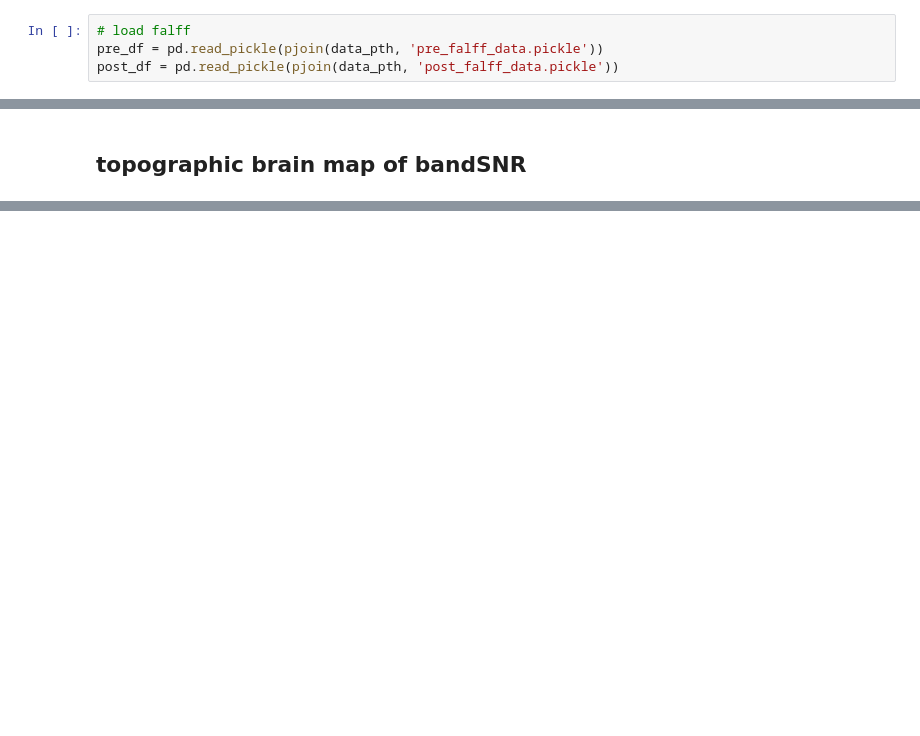
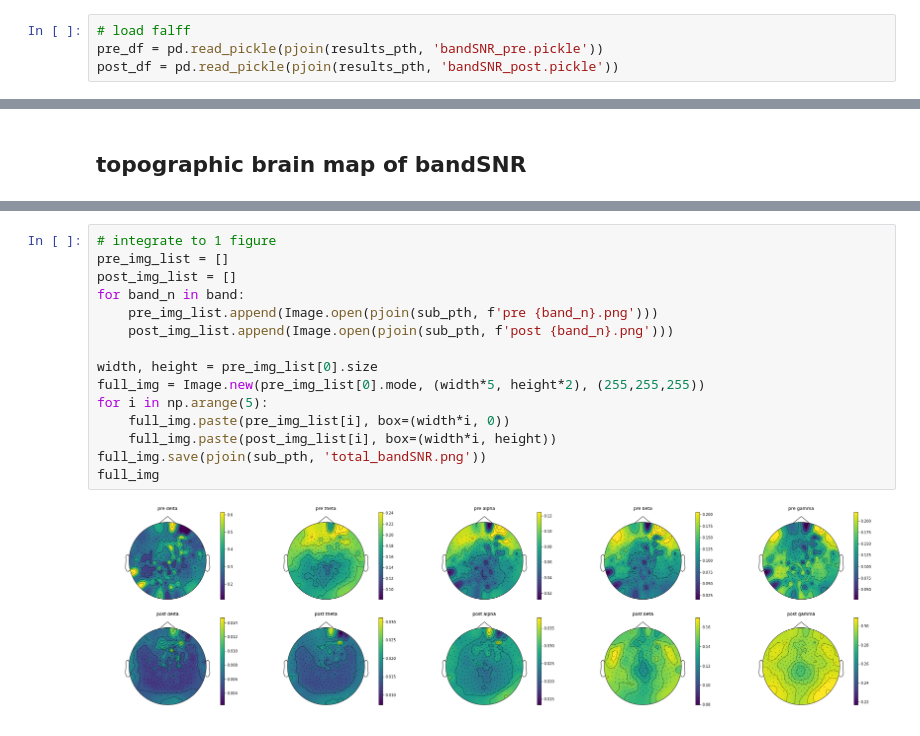
Before and after one commit to BNUCNL/MEG_Gump, a Jupyter notebook: tech_val/04_plot_bandSNR_figure.ipynb, the cells around one changed output, grey strips where cells are left out. Saved outputs shown, nothing was run; the diff lists cells and outputs as text; blank space fills up the shorter version.

```diff
--- a/tech_val/04_plot_bandSNR_figure.ipynb
+++ b/tech_val/04_plot_bandSNR_figure.ipynb
@@ -61,4 +57,4 @@ bids_root = '/nfs/e2/workingshop/daiyuxuan/MEG-paper/preproc_data'
 # %%
 # load falff
-pre_df = pd.read_pickle(pjoin(data_pth, 'pre_falff_data.pickle'))
-post_df = pd.read_pickle(pjoin(data_pth, 'post_falff_data.pickle'))
+pre_df = pd.read_pickle(pjoin(results_pth, 'bandSNR_pre.pickle'))
+post_df = pd.read_pickle(pjoin(results_pth, 'bandSNR_post.pickle'))
@@ -115,0 +177,17 @@ for i, band_n in enumerate(band):
+# %%
+# integrate to 1 figure
+pre_img_list = []
+post_img_list = []
+for band_n in band:
+    pre_img_list.append(Image.open(pjoin(sub_pth, f'pre {band_n}.png')))
+    post_img_list.append(Image.open(pjoin(sub_pth, f'post {band_n}.png')))
+
+width, height = pre_img_list[0].size
+full_img = Image.new(pre_img_list[0].mode, (width*5, height*2), (255,255,255))
+for i in np.arange(5):
+    full_img.paste(pre_img_list[i], box=(width*i, 0))
+    full_img.paste(post_img_list[i], box=(width*i, height))
+full_img.save(pjoin(sub_pth, 'total_bandSNR.png'))
+full_img
+# %% [output]
+[figure, added]
```
Also changed, not shown: parts of 11 cells of this notebook, 6 other files.
